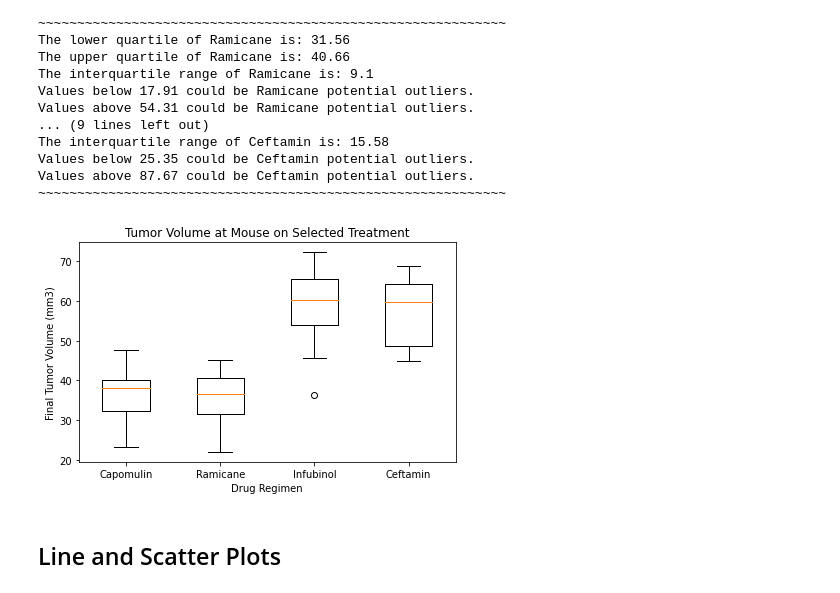
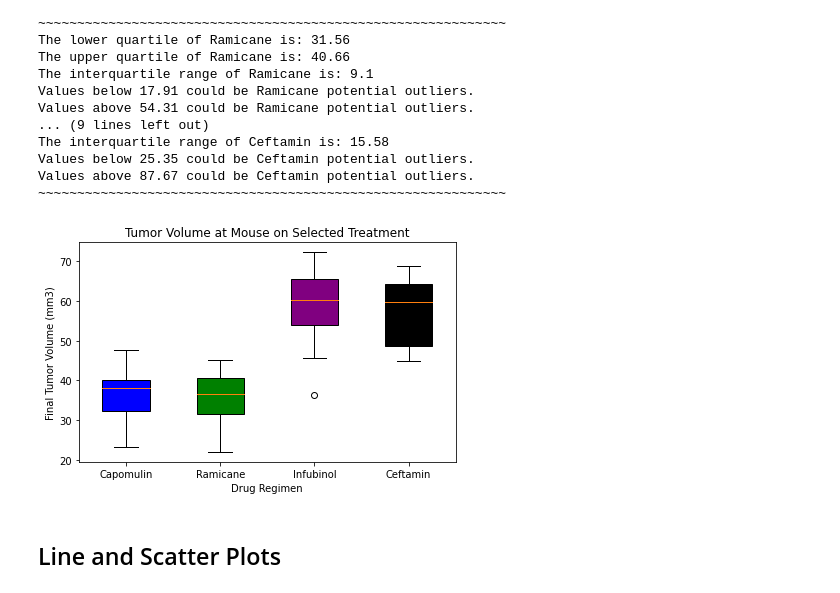
Before and after one commit to Franco1230/05-Matplotlib-Challenge, a Jupyter notebook: Pymaceuticals/pymaceuticals_starter.ipynb, the cells around one changed output. Saved outputs shown, nothing was run; the diff lists cells and outputs as text; code cells hidden in the pictures.

Commit message:
changed box plot color and final refactor

```diff
--- a/Pymaceuticals/pymaceuticals_starter.ipynb
+++ b/Pymaceuticals/pymaceuticals_starter.ipynb
@@ -304,17 +304,22 @@ Values above 87.67 could be Ceftamin potential outliers.
 # %%
 # Generate a box plot of the final tumor volume of each mouse across four regimens of interest
 for row in treatment_list:
     tumor_vol_list.append(list(last_timepoint[row].dropna()))
 
 fig = plt.figure()
+box = plt.boxplot(tumor_vol_list, labels = treatment_list, widths = 0.5, patch_artist = True)
 plt.title("Tumor Volume at Mouse on Selected Treatment")
 plt.xlabel(drug_reg_str)
 plt.ylabel("Final %s" % tumor_vol_str)
-plt.boxplot(tumor_vol_list, labels = treatment_list, widths = 0.5)
-plt.tight_layout()
+colors = ["blue", "green", "purple", "black"]
+
+for patch, color in zip(box["boxes"], colors):
+    patch.set_facecolor(color)
+
+    plt.tight_layout()
 plt.show()
 # %% [output]
-[figure, old version]
+[figure, new version]
 # %% [markdown]
 ## Line and Scatter Plots
 # %%
```
Also changed, not shown: parts of 5 cells of this notebook.
